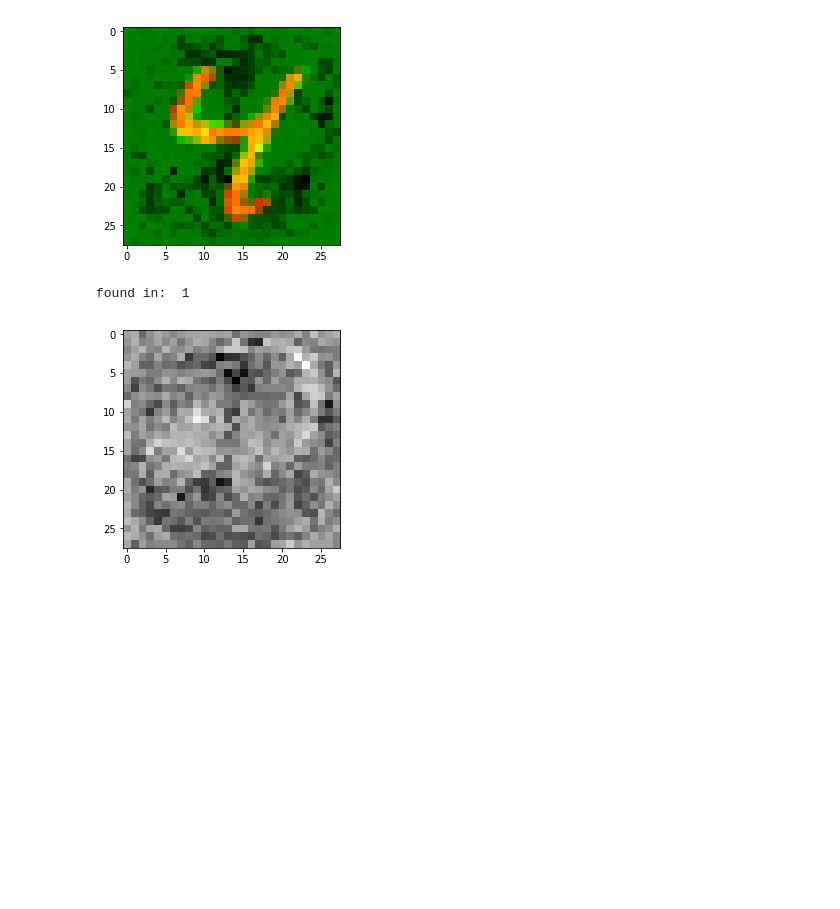
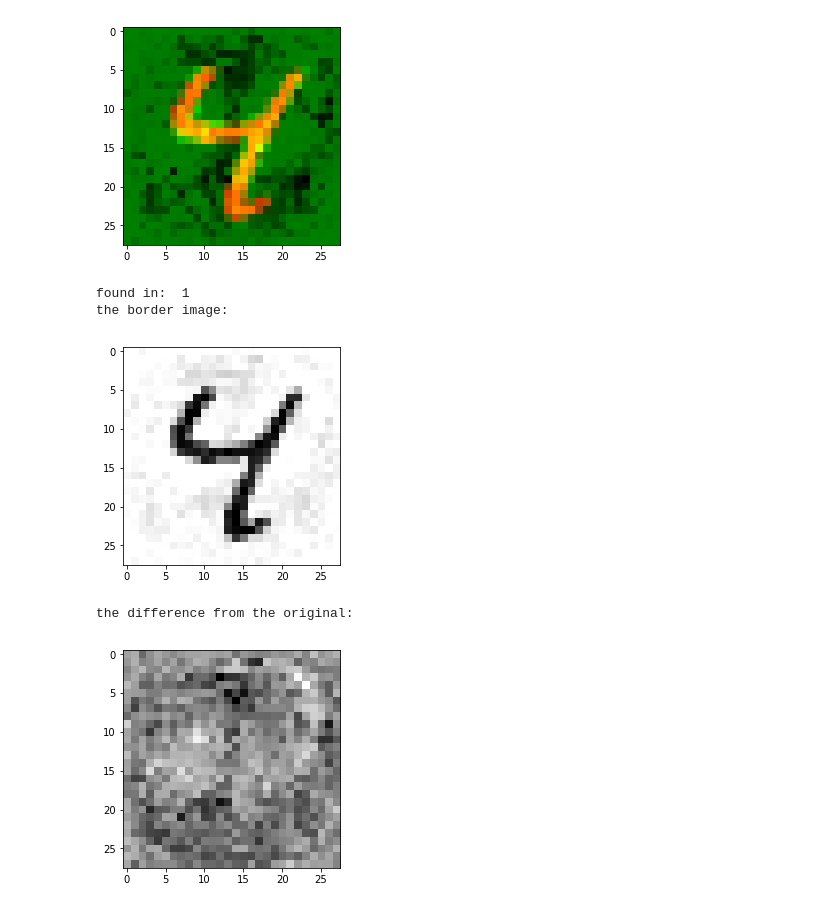
Before and after one commit to AndrewLouw/Saliency-Comparison, a Jupyter notebook: Tutorial 03 - Deep Taylor and GeoSal.ipynb, the cells around one changed output. Cells and saved outputs as stored; diff of their text form; code cells hidden in the pictures; blank space fills up the shorter version.

Commit message:
Scale feature added to the network
Inverse examples added to tutorials as well as the scale feature which allows inputs to be pre multiplied by a value

```diff
--- a/Tutorial 03 - Deep Taylor and GeoSal.ipynb
+++ b/Tutorial 03 - Deep Taylor and GeoSal.ipynb
@@ -78,9 +78,12 @@ def Deep_Taylor(net,im, prediction = None,suppress_out = False):
                 x =net.give_prob(im,layer-1)[0]
                 sum_z =(x.dot(weights))
             else:
-                x = im-net.offset
-                sum_z =x.dot(weights)+np.sum(-(net.offset*weights*(weights>0))-((1+net.offset)*weights*(weights<0)),axis=0)
-
+                x = im*net.scale-net.offset
+                #the > and < swap if the image is flipped
+                if net.scale>0:
+                    sum_z =x.dot(weights)+np.sum(-(net.offset*weights*(weights>0))-((net.scale+net.offset)*weights*(weights<0)),axis=0)
+                else:
+                    sum_z =x.dot(weights)+np.sum(-(net.offset*weights*(weights<0))-((net.scale+net.offset)*weights*(weights>0)),axis=0)
             #perform the summation
             temp = 0
             for j in range(0,full_structure[layer+1]):
@@ -88,7 +91,11 @@ def Deep_Taylor(net,im, prediction = None,suppress_out = False):
                 if layer>0:
                     z = (x[i]*weights[i][j])
                 else:
-                    z = x[i]*weights[i][j]+(-net.offset*weights[i][j]*(weights[i][j]>0))-((1+net.offset)*weights[i][j]*(weights[i][j]<0))
+                    #the > and < swap if the image is flipped
+                    if net.scale>0:
+                        z = x[i]*weights[i][j]+(-net.offset*weights[i][j]*(weights[i][j]>0))-((net.scale+net.offset)*weights[i][j]*(weights[i][j]<0))
+                    else:
+                        z = x[i]*weights[i][j]+(-net.offset*weights[i][j]*(weights[i][j]<0))-((net.scale+net.offset)*weights[i][j]*(weights[i][j]>0))
 
                 temp = temp +  z /sum_z[j] * rel[-1][j]
             #keep track of the layer element relevances
@@ -167,6 +193,12 @@ net.plot_image(temp-im)
 Firstly, any image can be chosen, and we will investigate different methods of obtaining the difference between two outputs:
 # %%
 im=data.test.images[6]
+
+structure =np.array([[400,0,1,1],[200,0,1,1],[100,0,1,1],[50,0,1,1]])
+netsize = len(structure) # this variable is useful to have
+net = mn.network()
+net.setup(load = "./Models/MLP",structure=structure,end_relu = True,end_biases = True, data = data,offset = -0.5)
+
 Prediction=np.argmax(net.give_prob(im,netsize)) #most popular
 Comparison = net.give_prob(im,netsize).argsort()[0][-2:][0] #-2 is second most popular
 
@@ -488,7 +521,13 @@ Directional mask with contrast boosted
 # %%
 #Deep fool result:
 border_image,W,B,y = GeoSal(net,im,Prediction,bounds=[0,1])
-net.plot_image(np.multiply(W,im+net.offset-border_image))
+print("the border image:")
+net.plot_image(border_image)
+print("the difference from the original:")
+net.plot_image(np.multiply(W,np.multiply(im,net.scale)+net.offset-border_image))
 # %% [output]
 found in:  1
+the border image:
-[figure, old version]
+[figure, new version]
+the difference from the original:
+[figure, added]
```
Also changed, not shown: parts of 12 cells of this notebook, 9 other files.
